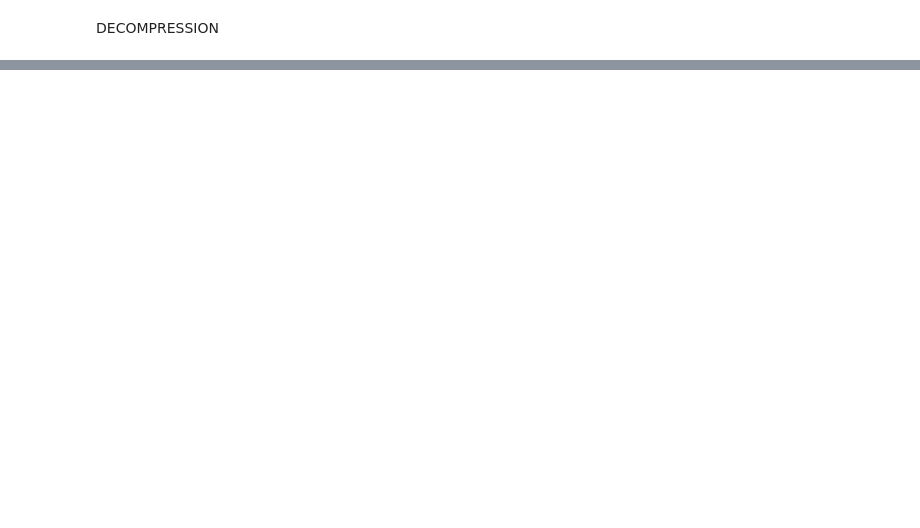
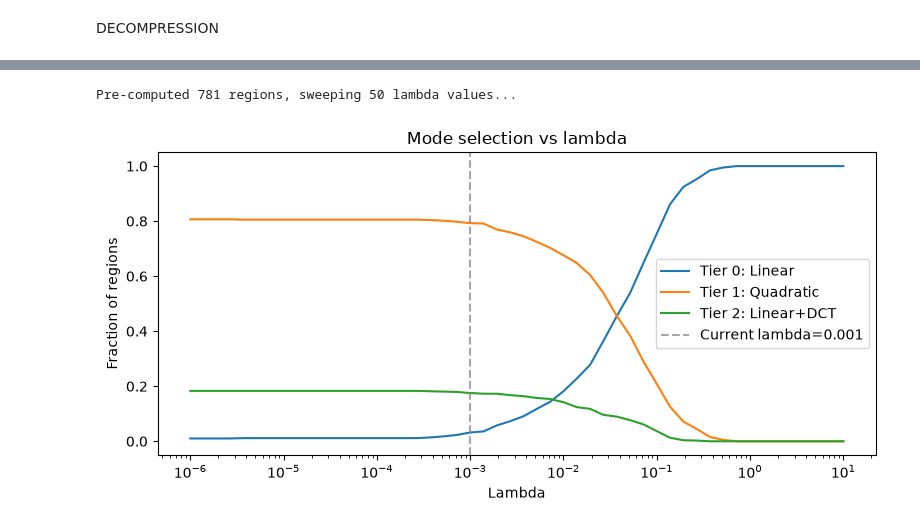
Before and after one commit to d22fish/cvImgCompression, a Jupyter notebook: v7.1FuncCompress.ipynb, the cells around one changed output, grey strips where cells are left out. Saved outputs shown, nothing was run; the diff lists cells and outputs as text; code cells hidden in the pictures; blank space fills up the shorter version.

```diff
--- a/v7.1FuncCompress.ipynb
+++ b/v7.1FuncCompress.ipynb
@@ -1163,0 +1290,5 @@ plt.show()
+# %%
+lambdas, fracs = lambda_sweep(img, imgClusters, edgesSorted)
+# %% [output]
+Pre-computed 781 regions, sweeping 50 lambda values...
+[figure, added]
```
Also changed, not shown: parts of 10 cells of this notebook, 6 other files.
